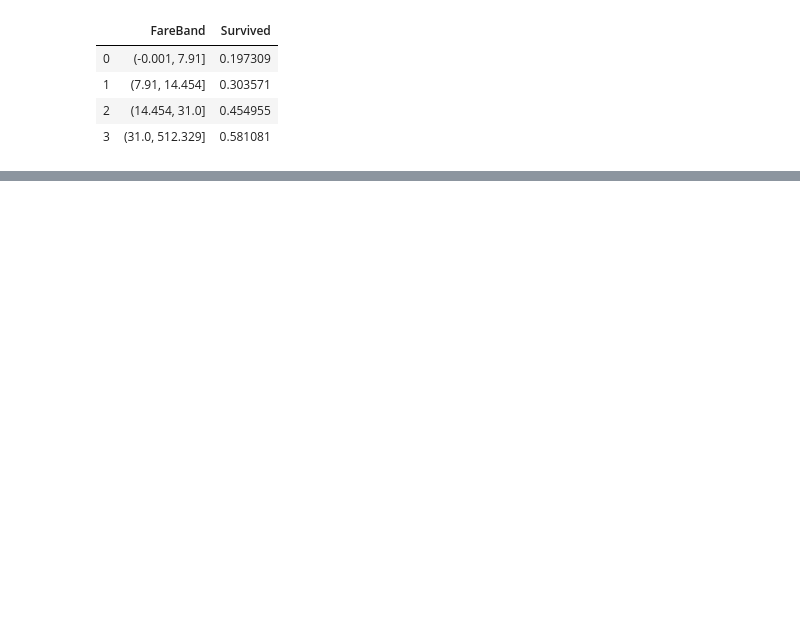
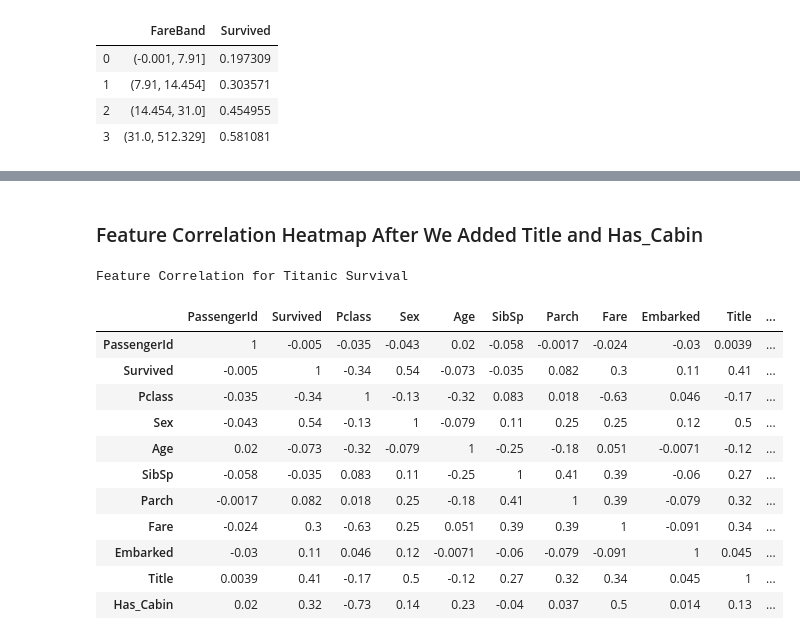
Before and after one commit to RachelPengmkt/Titanic-Machine-Learning-from-Disaster-Classification-Prediction, a Jupyter notebook: Titanic-Machine-Learning-from-Disaster-Classification-Prediction.ipynb, the cells around one changed output, grey strips where cells are left out. Saved outputs shown, nothing was run; the diff lists cells and outputs as text; code cells hidden in the pictures; blank space fills up the shorter version.

```diff
--- a/Titanic-Machine-Learning-from-Disaster-Classification-Prediction.ipynb
+++ b/Titanic-Machine-Learning-from-Disaster-Classification-Prediction.ipynb
@@ -711,0 +783,39 @@ test['Has_Cabin'] = test["Cabin"].apply(lambda x: 0 if type(x) == float else 1)
+# %% [markdown]
+### Feature Correlation Heatmap After We Added Title and Has_Cabin
+# %%
+# calculate the correlation matrix
+corr = data_all[0].corr()
+
+# plot the heatmap
+cmap = cmap=sns.diverging_palette(5, 250, as_cmap=True)
+
+def magnify():
+    return [dict(selector="th",
+                 props=[("font-size", "7pt")]),
+            dict(selector="td",
+                 props=[('padding', "0em 0em")]),
+            dict(selector="th:hover",
+                 props=[("font-size", "12pt")]),
+            dict(selector="tr:hover td:hover",
+                 props=[('max-width', '200px'),
+                        ('font-size', '12pt')])
+]
+
+corr.style.background_gradient(cmap, axis=1)\
+    .set_properties(**{'max-width': '100px', 'font-size': '9pt'})\
+    .set_caption("Feature Correlation for Titanic Survival")\
+    .set_precision(2)\
+# %% [output]
+Feature Correlation for Titanic Survival
+|  | PassengerId | Survived | Pclass | Sex | Age | SibSp | Parch | Fare | Embarked | Title | ... |
+| PassengerId | 1 | -0.005 | -0.035 | -0.043 | 0.02 | -0.058 | -0.0017 | -0.024 | -0.03 | 0.0039 | ... |
+| Survived | -0.005 | 1 | -0.34 | 0.54 | -0.073 | -0.035 | 0.082 | 0.3 | 0.11 | 0.41 | ... |
+| Pclass | -0.035 | -0.34 | 1 | -0.13 | -0.32 | 0.083 | 0.018 | -0.63 | 0.046 | -0.17 | ... |
+| Sex | -0.043 | 0.54 | -0.13 | 1 | -0.079 | 0.11 | 0.25 | 0.25 | 0.12 | 0.5 | ... |
+| Age | 0.02 | -0.073 | -0.32 | -0.079 | 1 | -0.25 | -0.18 | 0.051 | -0.0071 | -0.12 | ... |
+| SibSp | -0.058 | -0.035 | 0.083 | 0.11 | -0.25 | 1 | 0.41 | 0.39 | -0.06 | 0.27 | ... |
+| Parch | -0.0017 | 0.082 | 0.018 | 0.25 | -0.18 | 0.41 | 1 | 0.39 | -0.079 | 0.32 | ... |
+| Fare | -0.024 | 0.3 | -0.63 | 0.25 | 0.051 | 0.39 | 0.39 | 1 | -0.091 | 0.34 | ... |
+| Embarked | -0.03 | 0.11 | 0.046 | 0.12 | -0.0071 | -0.06 | -0.079 | -0.091 | 1 | 0.045 | ... |
+| Title | 0.0039 | 0.41 | -0.17 | 0.5 | -0.12 | 0.27 | 0.32 | 0.34 | 0.045 | 1 | ... |
+| Has_Cabin | 0.02 | 0.32 | -0.73 | 0.14 | 0.23 | -0.04 | 0.037 | 0.5 | 0.014 | 0.13 | ... |
```
Also changed, not shown: parts of 31 cells of this notebook.
